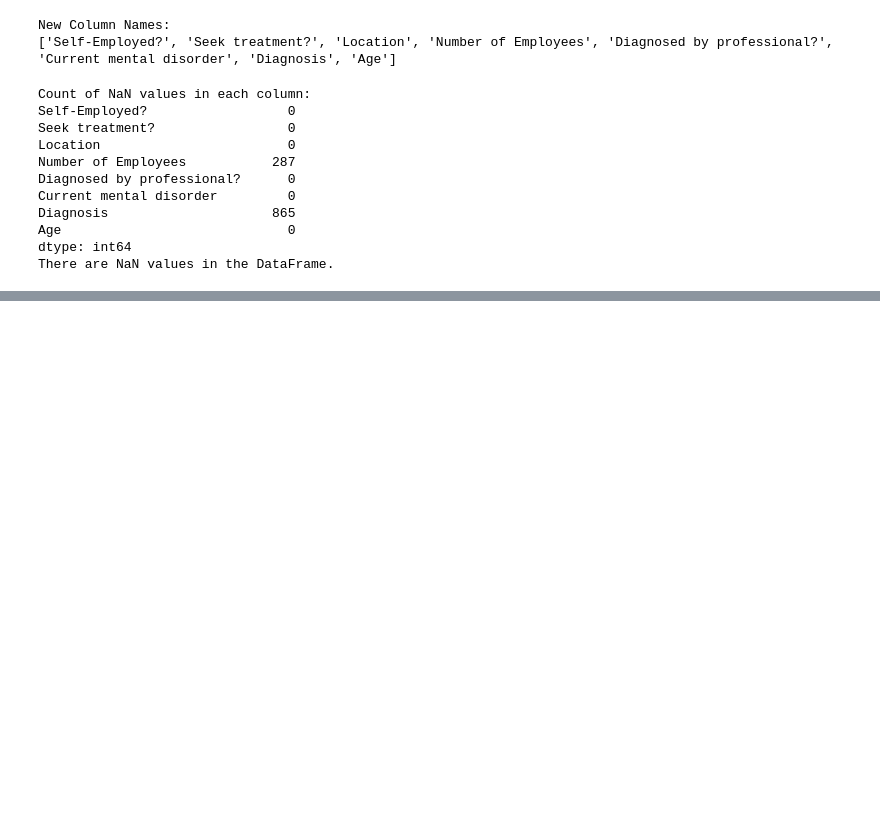
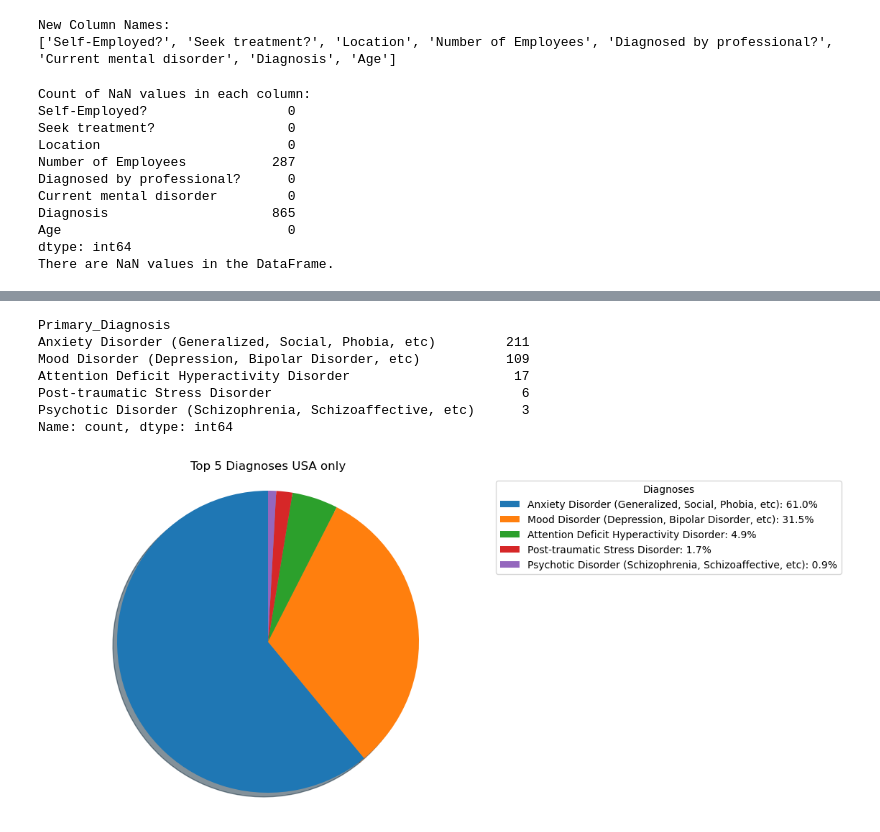
Before and after one commit to Keegawho198/Project-1_Mental-Health, a Jupyter notebook: Keegan.ipynb, the cells around one changed output, grey strips where cells are left out. Cells and saved outputs as stored; diff of their text form; code cells hidden in the pictures; blank space fills up the shorter version.

```diff
--- a/Keegan.ipynb
+++ b/Keegan.ipynb
@@ -241,0 +510,40 @@ There are NaN values in the DataFrame.
+# %%
+#check how many have been diagnosed by professional & in USA
+USA_diagnois_df = diagnosis_location_df[(diagnosis_location_df['Location'] == 'United States of America') &
+                         (diagnosis_location_df['Diagnosed by professional?'] == 'Yes')].copy()
+
+# Split the Diagnosis column and get the first part
+USA_diagnois_df['Primary_Diagnosis'] = USA_diagnois_df['Diagnosis'].str.split('|').str[0]
+
+# Get unique primary diagnoses
+USA_unique_primary_diagnoses = USA_diagnois_df['Primary_Diagnosis'].unique()
+#print(USA_unique_primary_diagnoses)
+
+# Count the occurrences of each unique primary diagnosis
+USA_diagnosis_counts = USA_diagnois_df['Primary_Diagnosis'].value_counts().head()  # Print only top 5
+
+# Print the counts
+print(USA_diagnosis_counts)
+
+# Calculate percentages
+percentages = (USA_diagnosis_counts / USA_diagnosis_counts.sum()) * 100
+labels = [f"{name}: {percent:.1f}%" for name, percent in zip(USA_diagnosis_counts.index, percentages)]
+
+# Create a pie chart
+plt.figure(figsize=(8, 6))
+plt.pie(USA_diagnosis_counts, shadow=True, startangle=90)
+plt.title('Top 5 Diagnoses USA only')
+plt.axis('equal')  # Equal aspect ratio ensures that pie is drawn as a circle.
+
+# Add a custom legend on the right side of the pie chart
+plt.legend(labels, title="Diagnoses", loc='upper left', bbox_to_anchor=(1, 1))
+plt.show()
+# %% [output]
+Primary_Diagnosis
+Anxiety Disorder (Generalized, Social, Phobia, etc)         211
+Mood Disorder (Depression, Bipolar Disorder, etc)           109
+Attention Deficit Hyperactivity Disorder                     17
+Post-traumatic Stress Disorder                                6
+Psychotic Disorder (Schizophrenia, Schizoaffective, etc)      3
+Name: count, dtype: int64
+[figure, added]
```
Also changed, not shown: parts of 18 cells of this notebook.
